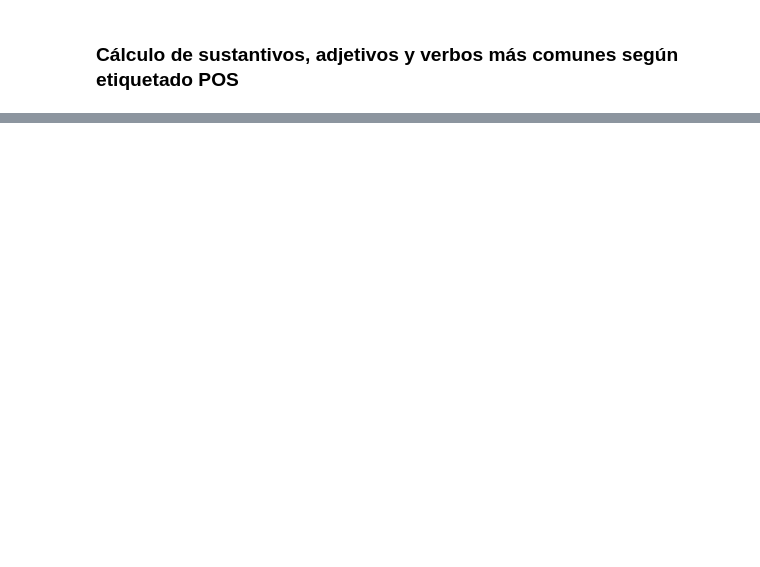
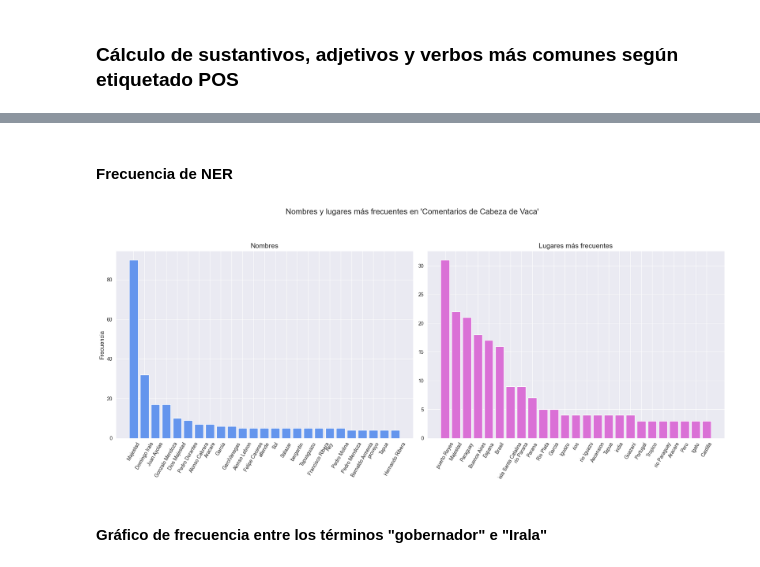
Before and after one commit to rominicky/comentarios-cabeza-de-vaca, a Jupyter notebook: assets/notebook/exploracion_textual.ipynb, the cells around one changed output, grey strips where cells are left out. Drawn from its saved outputs; the diff is of its cells as text; code cells hidden in the pictures; blank space fills up the shorter version.

```diff
--- a/assets/notebook/exploracion_textual.ipynb
+++ b/assets/notebook/exploracion_textual.ipynb
@@ -308,10 +249,10 @@ print(df.head(20))
 19            ,        PUNCT
 # %%
 # Procesamiento con SpaCy
-doc = nlp(texto_limpio1)
+documento = nlp(comentarios_txt)
 
 # lista de tuplas (palabra, etiqueta POS)
-datos1 = [(token.text, token.pos_) for token in doc]
+datos1 = [(token.text, token.pos_) for token in documento]
 
 # Conversión de la lista en un dataframe
 df1 = pd.DataFrame(datos1, columns=["Palabra", "Etiqueta_POS"])
@@ -744,0 +568,35 @@ plt.show()
+# %% [markdown]
+#### Frecuencia de NER
+# %%
+# Cálculo de la frecuencia de nombres y lugares
+name_counts = Counter(spanish_names)
+place_counts = Counter(spanish_places)
+
+#Listas para graficar
+names, name_freqs = zip(*name_counts.most_common(25))
+places, place_freqs = zip(*place_counts.most_common(25))
+
+# Tamaño de la figura
+plt.figure(figsize=(18, 8))
+plt.suptitle("Nombres y lugares más frecuentes en 'Comentarios de Cabeza de Vaca'", fontsize=16)
+
+# Gráfico de Nombres
+ax1 = plt.subplot(1, 2, 1)
+ax1.bar(names, name_freqs, color='cornflowerblue', width=0.8)
+ax1.set_title('Nombres', fontsize=14)
+ax1.set_ylabel('Frecuencia', fontsize=12)
+ax1.tick_params(axis='x', rotation=60, labelsize=10)
+
+# Gráfico de Lugares
+ax2 = plt.subplot(1, 2, 2)
+ax2.bar(places, place_freqs, color='orchid', width=0.8)
+ax2.set_title('Lugares más frecuentes', fontsize=14)
+ax2.tick_params(axis='x', rotation=60, labelsize=10)
+
+# Ajustar el espaciado
+plt.tight_layout(rect=[0, 0, 1, 0.92])
+plt.show()
+# %% [output]
+[figure, added]
+# %% [markdown]
+#### Gráfico de frecuencia entre los términos "gobernador" e "Irala"
```
Also changed, not shown: parts of 62 cells of this notebook, 1 other file.
